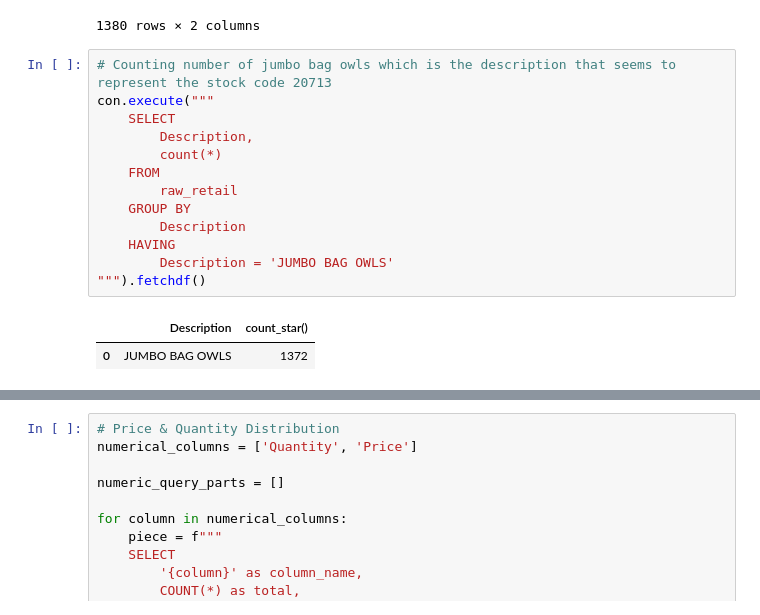
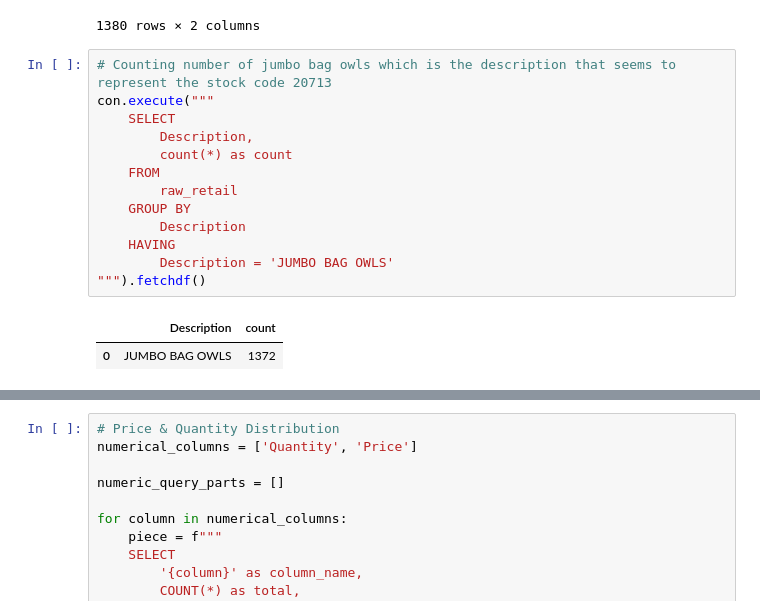
Before and after one commit to Hahm7/online_retail_analysis, a Jupyter notebook: notebooks/audit.ipynb, the cells around one changed output, grey strips where cells are left out. Saved outputs shown, nothing was run; the diff lists cells and outputs as text.

```diff
--- a/notebooks/audit.ipynb
+++ b/notebooks/audit.ipynb
@@ -347,17 +415,17 @@ con.execute("""
 # %%
 # Counting number of jumbo bag owls which is the description that seems to represent the stock code 20713
 con.execute("""
     SELECT
         Description,
-        count(*)
+        count(*) as count
     FROM
         raw_retail
     GROUP BY
         Description
     HAVING
         Description = 'JUMBO BAG OWLS'
 """).fetchdf()
 # %% [output]
-|  | Description | count_star() |
+|  | Description | count |
 | 0 | JUMBO BAG OWLS | 1372 |
 # %%
```
Also changed, not shown: parts of 17 cells of this notebook.
